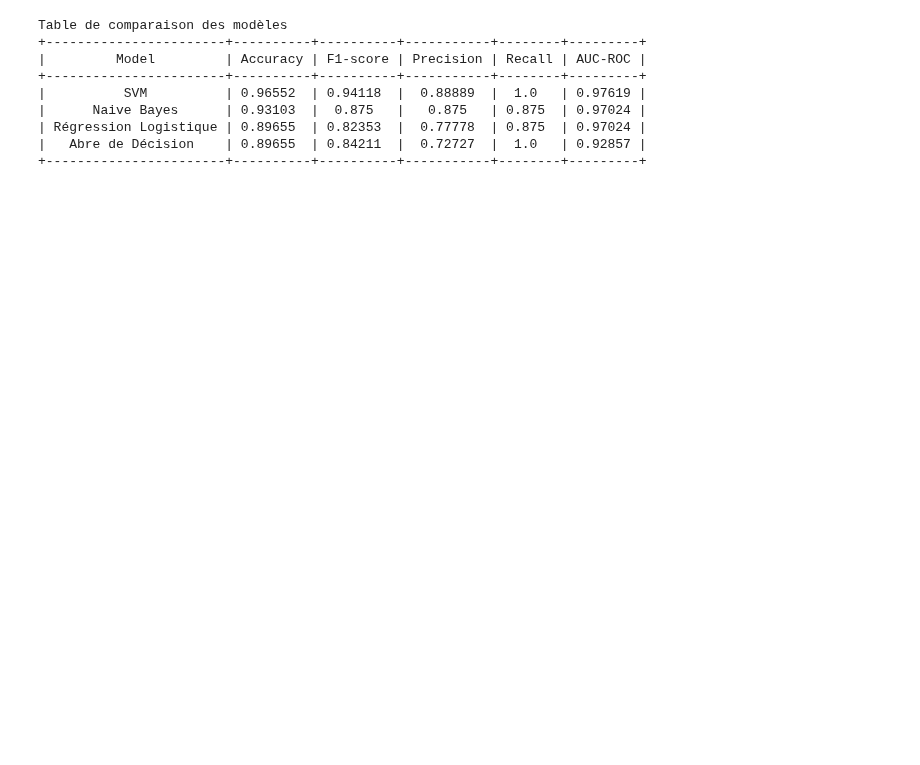
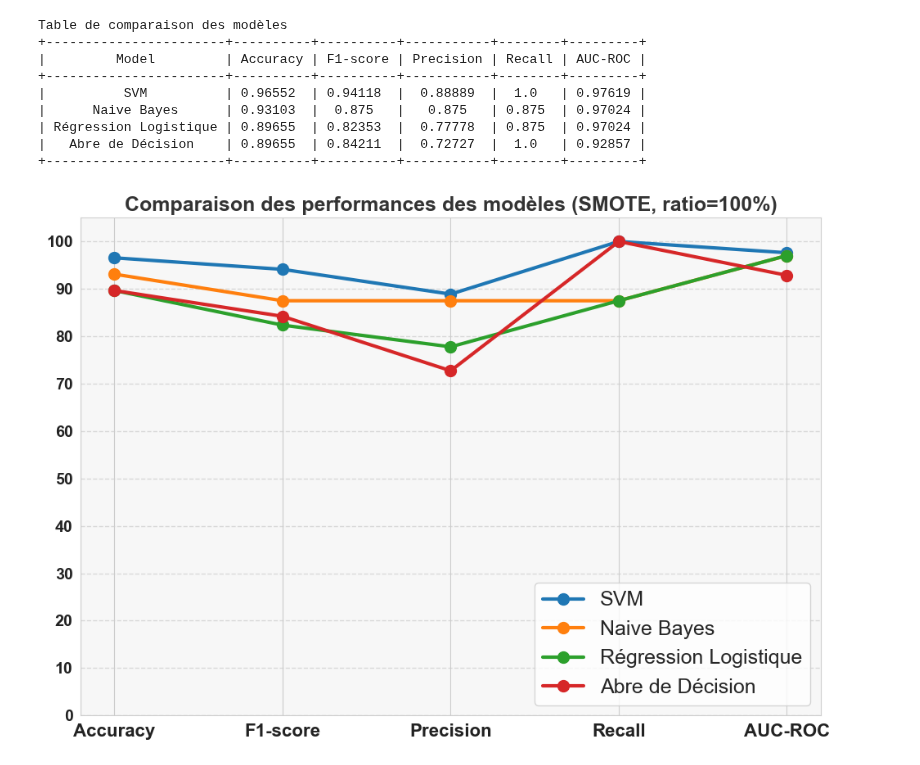
Before and after one commit to marktr11/Cervical-Cancer-Risk-Classification, a Jupyter notebook: Code/Comparer les modèles.ipynb, the cells around one changed output. Drawn from its saved outputs; the diff is of its cells as text; code cells hidden in the pictures; blank space fills up the shorter version.

```diff
--- a/Code/Comparer les modèles.ipynb
+++ b/Code/Comparer les modèles.ipynb
@@ -128,3 +129,41 @@ Table de comparaison des modèles
 | Régression Logistique | 0.89655  | 0.82353  |  0.77778  | 0.875  | 0.97024 |
 |   Abre de Décision    | 0.89655  | 0.84211  |  0.72727  |  1.0   | 0.92857 |
 +-----------------------+----------+----------+-----------+--------+---------+
+# %%
+sns.set_style("whitegrid")
+plt.figure(figsize=(10, 7))
+
+metriques = ["Accuracy", "F1-score", "Precision", "Recall", "AUC-ROC"]
+
+# Préparer les scores en pourcentage
+scores_modeles = {modele: [df_results.loc[i, metrique] * 100 for metrique in metriques]
+                  for i, modele in enumerate(df_results["Model"])}
+
+couleurs = ["#1f77b4", "#ff7f0e", "#2ca02c", "#d62728"]  # Bleu, orange, vert, rouge
+
+# Ajouter un fond gris clair au graphique
+ax = plt.gca()
+ax.set_facecolor("#f7f7f7")  # Fond gris
+
+# Tracer chaque modèle avec une couleur différente et un style propre
+for (modele, scores), couleur in zip(scores_modeles.items(), couleurs):
+    plt.plot(metriques, scores, marker="o", linestyle="-", linewidth=3, markersize=10, color=couleur, label=modele)
+
+plt.title("Comparaison des performances des modèles (SMOTE, ratio=100%)",
+          fontsize=18, fontweight="bold", color="#333333")
+
+# Ajuster l'axe Y et les ticks
+plt.ylim(0, 105)  # Ajouter un peu d'espace au-dessus de 100
+plt.yticks(range(0, 110, 10), fontsize=14, fontweight="bold", color="#222222")
+
+plt.xticks(fontsize=16, fontweight="bold", fontname="Arial", color="#222222")
+
+plt.legend(loc='lower right', fontsize=18)
+
+plt.grid(axis="y", linestyle="--", linewidth=1, alpha=0.7)
+
+plt.tight_layout()  #
+plt.savefig("../Image/perform_4modeles.png")
+plt.show()
+# %% [output]
+[figure, added]
```
Also changed, not shown: parts of 2 cells of this notebook, 3 other files.
